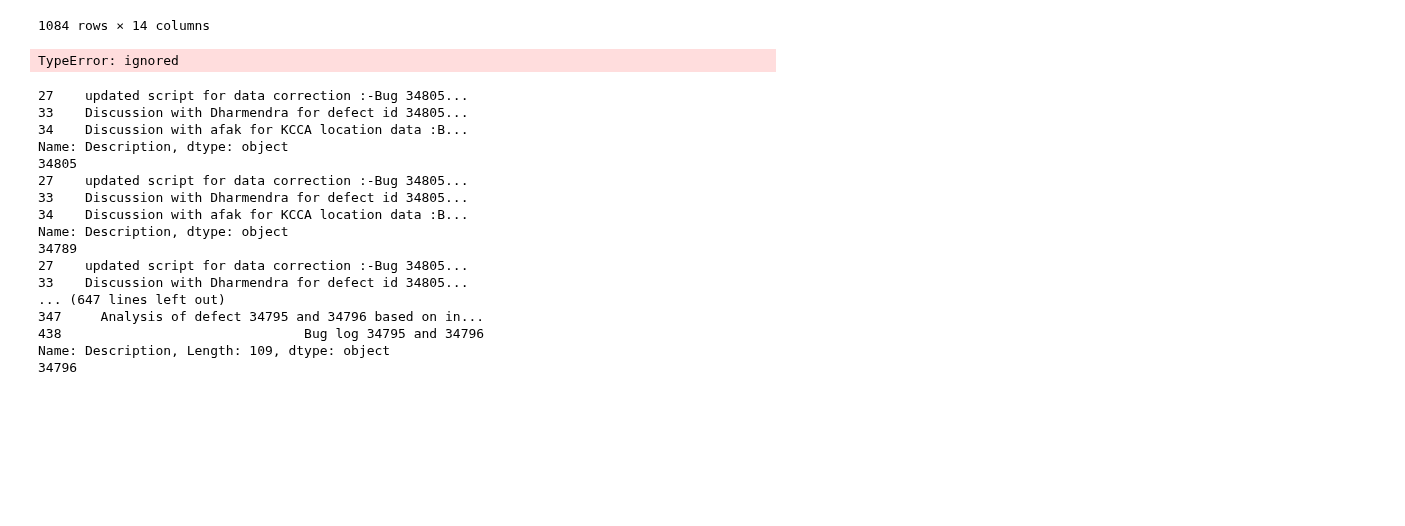
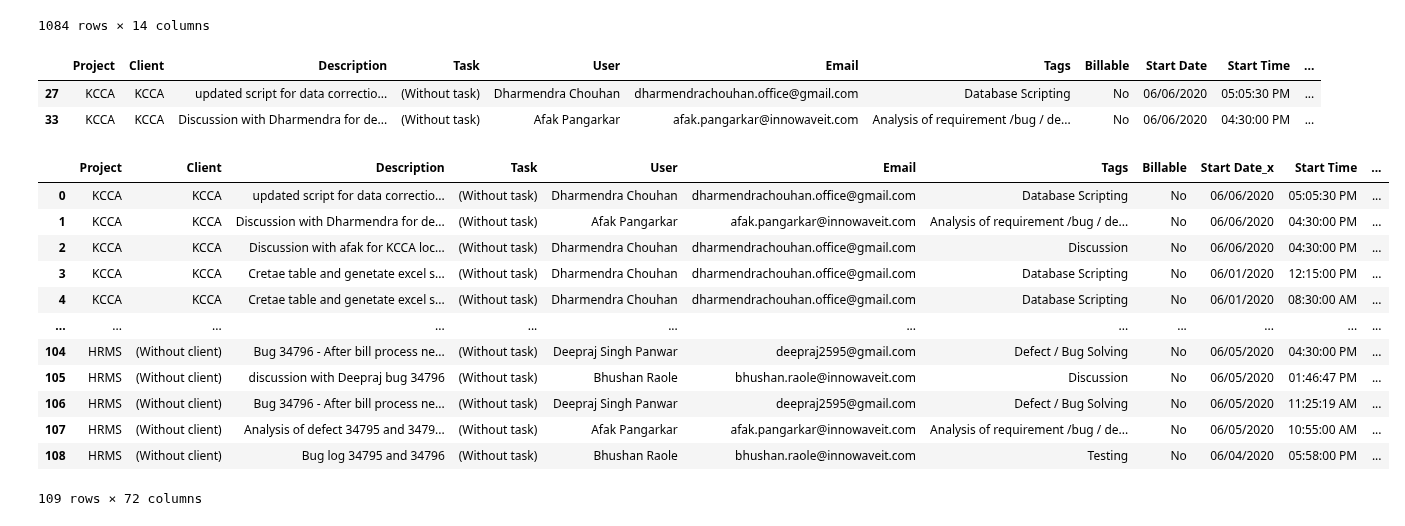
Before and after one commit to dharmendra-chouhan/s2datascience, a Jupyter notebook: Timesheet.ipynb, the cells around one changed output. Cells and saved outputs as stored; diff of their text form; code cells hidden in the pictures; blank space fills up the shorter version.

```diff
--- a/Timesheet.ipynb
+++ b/Timesheet.ipynb
@@ -307,49 +307,36 @@ clockify20200608
 | 1082 | KCCA | KCCA | Property Assessment register(110 ... | (Without task) | Priti Bhosale | priti.bhosale@innowaveit.com | Testing | No | 06/01/2020 | 03:30:00 AM | ... |
 | 1083 | BPMS | MAHA-IT | Concall with Avinash,sunil,zaid &... | (Without task) | Shrikant kulkarni | shrikantk1960@gmail.com | Discussion | No | 06/01/2020 | 03:00:00 AM | ... |
 1084 rows × 14 columns
-# %%
-
-# clockify20200608.info()
-bugs20200608['Bug ID'] = bugs20200608['Bug ID'].apply(str)
-
-scriteria = bugs20200608['Bug ID'].values.tolist()
-for cl in clockify20200608:
-  for b in bugs20200608['Bug ID'].apply(str):
-      print(cl['Bug ID'].values.tolist()  )
-
-
-# sstring = '|'.join(scriteria)
-# df1 =  clockify20200608[clockify20200608['Description'].str.upper().str.contains(sstring)]
-# df1=df1.sort_values(by=['Description'])
-# print((scriteria))
-# %% [output]
-TypeError: ignored
 # %%
 scriteria = bugs20200608['Bug ID'].values.tolist()
 sstring = '|'.join(scriteria)
-# df1 =  clockify20200608[clockify20200608['Description'].str.upper().str.contains('sstring')]
 df=pd.DataFrame(clockify20200608)
-df2 = df[0:0]
-
+clockifybugs = df[0:0]
+clockify20200608['Bug ID'] =0
+clockify20200608.head()
 for x in scriteria:
-  df2=df2.append(pd.DataFrame(clockify20200608[clockify20200608['Description'].str.upper().str.contains(x)]))
-  print(df2['Description'])
-  print(str(x))
+  df=pd.DataFrame(clockify20200608[clockify20200608['Description'].str.upper().str.contains(x)])
+  df['Bug ID'] =x
+  clockifybugs=clockifybugs.append(df)
+clockifybugs.head(2)
 # %% [output]
-27    updated script for data correction :-Bug 34805...
-33    Discussion with Dharmendra for defect id 34805...
-34    Discussion with afak for KCCA location data :B...
-Name: Description, dtype: object
-34805
-27    updated script for data correction :-Bug 34805...
-33    Discussion with Dharmendra for defect id 34805...
-34    Discussion with afak for KCCA location data :B...
-Name: Description, dtype: object
-34789
-27    updated script for data correction :-Bug 34805...
-33    Discussion with Dharmendra for defect id 34805...
-... (647 lines left out)
-347     Analysis of defect 34795 and 34796 based on in...
-438                               Bug log 34795 and 34796
-Name: Description, Length: 109, dtype: object
-34796
+|  | Project | Client | Description | Task | User | Email | Tags | Billable | Start Date | Start Time | ... |
+| 27 | KCCA | KCCA | updated script for data correctio... | (Without task) | Dharmendra Chouhan | dharmendrachouhan.office@gmail.com | Database Scripting | No | 06/06/2020 | 05:05:30 PM | ... |
+| 33 | KCCA | KCCA | Discussion with Dharmendra for de... | (Without task) | Afak Pangarkar | afak.pangarkar@innowaveit.com | Analysis of requirement /bug / de... | No | 06/06/2020 | 04:30:00 PM | ... |
+# %%
+clockifybugs = pd.merge(clockifybugs, bugs20200608, on='Bug ID')
+clockifybugs
+# %% [output]
+|  | Project | Client | Description | Task | User | Email | Tags | Billable | Start Date_x | Start Time | ... |
+| 0 | KCCA | KCCA | updated script for data correctio... | (Without task) | Dharmendra Chouhan | dharmendrachouhan.office@gmail.com | Database Scripting | No | 06/06/2020 | 05:05:30 PM | ... |
+| 1 | KCCA | KCCA | Discussion with Dharmendra for de... | (Without task) | Afak Pangarkar | afak.pangarkar@innowaveit.com | Analysis of requirement /bug / de... | No | 06/06/2020 | 04:30:00 PM | ... |
+| 2 | KCCA | KCCA | Discussion with afak for KCCA loc... | (Without task) | Dharmendra Chouhan | dharmendrachouhan.office@gmail.com | Discussion | No | 06/06/2020 | 04:30:00 PM | ... |
+| 3 | KCCA | KCCA | Cretae table and genetate excel s... | (Without task) | Dharmendra Chouhan | dharmendrachouhan.office@gmail.com | Database Scripting | No | 06/01/2020 | 12:15:00 PM | ... |
+| 4 | KCCA | KCCA | Cretae table and genetate excel s... | (Without task) | Dharmendra Chouhan | dharmendrachouhan.office@gmail.com | Database Scripting | No | 06/01/2020 | 08:30:00 AM | ... |
+| ... | ... | ... | ... | ... | ... | ... | ... | ... | ... | ... | ... |
+| 104 | HRMS | (Without client) | Bug 34796 - After bill process ne... | (Without task) | Deepraj Singh Panwar | deepraj2595@gmail.com | Defect / Bug Solving | No | 06/05/2020 | 04:30:00 PM | ... |
+| 105 | HRMS | (Without client) | discussion with Deepraj bug 34796 | (Without task) | Bhushan Raole | bhushan.raole@innowaveit.com | Discussion | No | 06/05/2020 | 01:46:47 PM | ... |
+| 106 | HRMS | (Without client) | Bug 34796 - After bill process ne... | (Without task) | Deepraj Singh Panwar | deepraj2595@gmail.com | Defect / Bug Solving | No | 06/05/2020 | 11:25:19 AM | ... |
+| 107 | HRMS | (Without client) | Analysis of defect 34795 and 3479... | (Without task) | Afak Pangarkar | afak.pangarkar@innowaveit.com | Analysis of requirement /bug / de... | No | 06/05/2020 | 10:55:00 AM | ... |
+| 108 | HRMS | (Without client) | Bug log 34795 and 34796 | (Without task) | Bhushan Raole | bhushan.raole@innowaveit.com | Testing | No | 06/04/2020 | 05:58:00 PM | ... |
+109 rows × 72 columns
```
